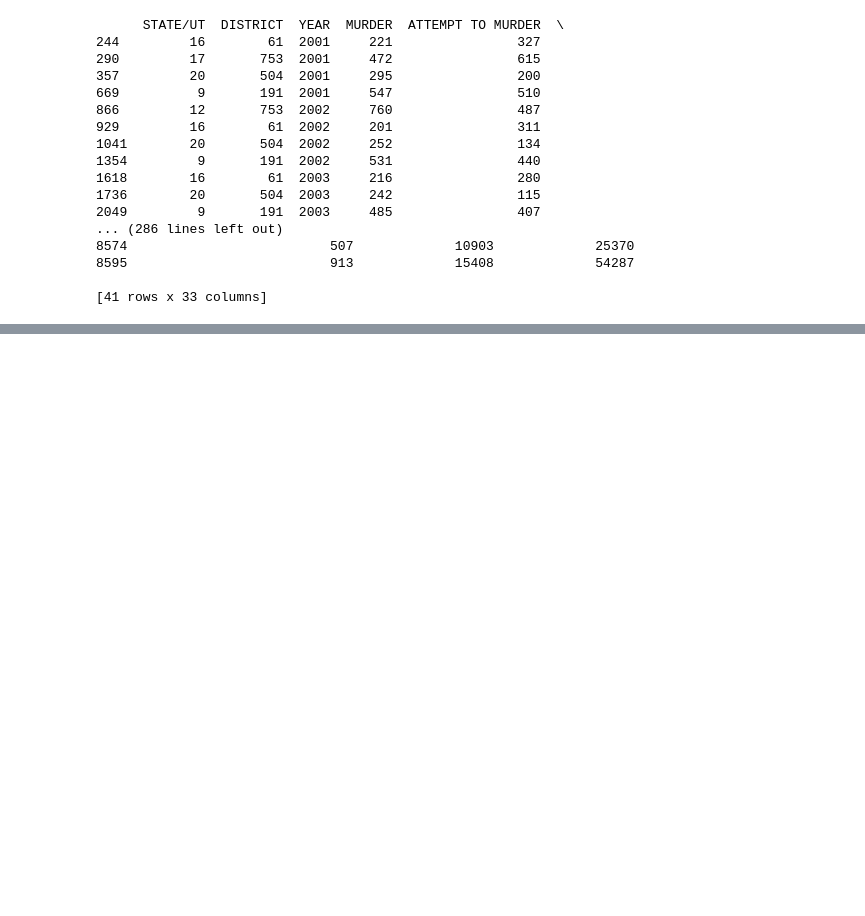
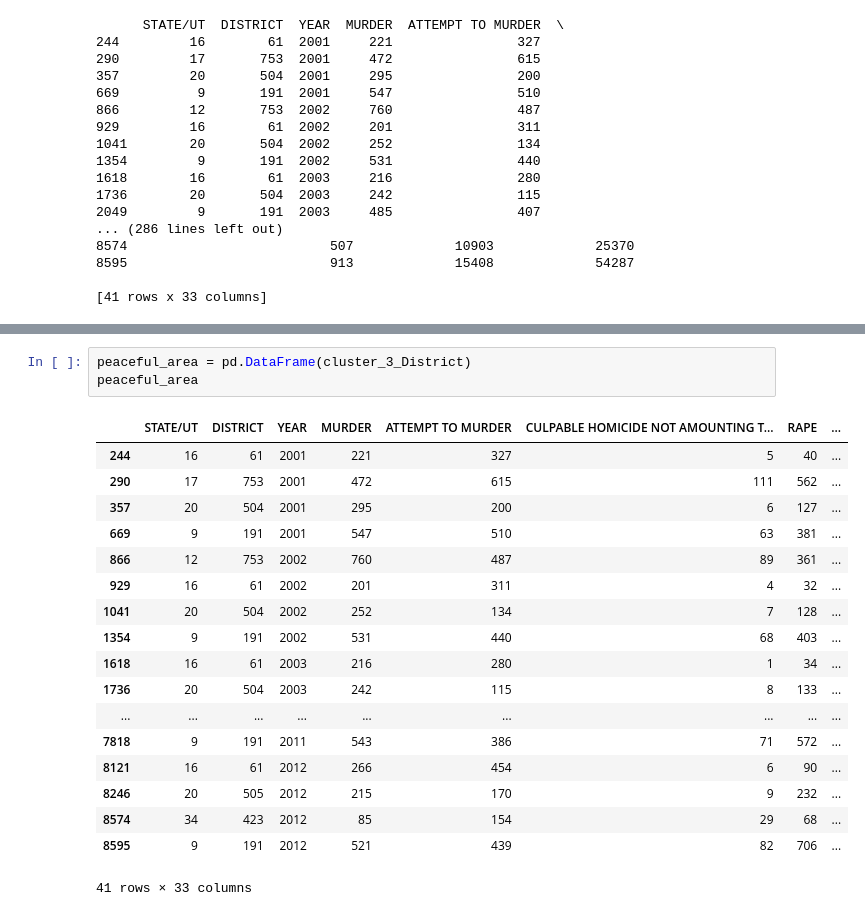
Before and after one commit to nehasg13/Crimes_in_India, a Jupyter notebook: india_cimes4.ipynb, the cells around one changed output, grey strips where cells are left out. Drawn from its saved outputs; the diff is of its cells as text; blank space fills up the shorter version.

```diff
--- a/india_cimes4.ipynb
+++ b/india_cimes4.ipynb
@@ -203,0 +238,22 @@ higher.
+# %%
+peaceful_area = pd.DataFrame(cluster_3_District)
+peaceful_area
+# %% [output]
+|  | STATE/UT | DISTRICT | YEAR | MURDER | ATTEMPT TO MURDER | CULPABLE HOMICIDE NOT AMOUNTING T... | RAPE | ... |
+| 244 | 16 | 61 | 2001 | 221 | 327 | 5 | 40 | ... |
+| 290 | 17 | 753 | 2001 | 472 | 615 | 111 | 562 | ... |
+| 357 | 20 | 504 | 2001 | 295 | 200 | 6 | 127 | ... |
+| 669 | 9 | 191 | 2001 | 547 | 510 | 63 | 381 | ... |
+| 866 | 12 | 753 | 2002 | 760 | 487 | 89 | 361 | ... |
+| 929 | 16 | 61 | 2002 | 201 | 311 | 4 | 32 | ... |
+| 1041 | 20 | 504 | 2002 | 252 | 134 | 7 | 128 | ... |
+| 1354 | 9 | 191 | 2002 | 531 | 440 | 68 | 403 | ... |
+| 1618 | 16 | 61 | 2003 | 216 | 280 | 1 | 34 | ... |
+| 1736 | 20 | 504 | 2003 | 242 | 115 | 8 | 133 | ... |
+| ... | ... | ... | ... | ... | ... | ... | ... | ... |
+| 7818 | 9 | 191 | 2011 | 543 | 386 | 71 | 572 | ... |
+| 8121 | 16 | 61 | 2012 | 266 | 454 | 6 | 90 | ... |
+| 8246 | 20 | 505 | 2012 | 215 | 170 | 9 | 232 | ... |
+| 8574 | 34 | 423 | 2012 | 85 | 154 | 29 | 68 | ... |
+| 8595 | 9 | 191 | 2012 | 521 | 439 | 82 | 706 | ... |
+41 rows × 33 columns
```
Also changed, not shown: parts of 4 cells of this notebook.
